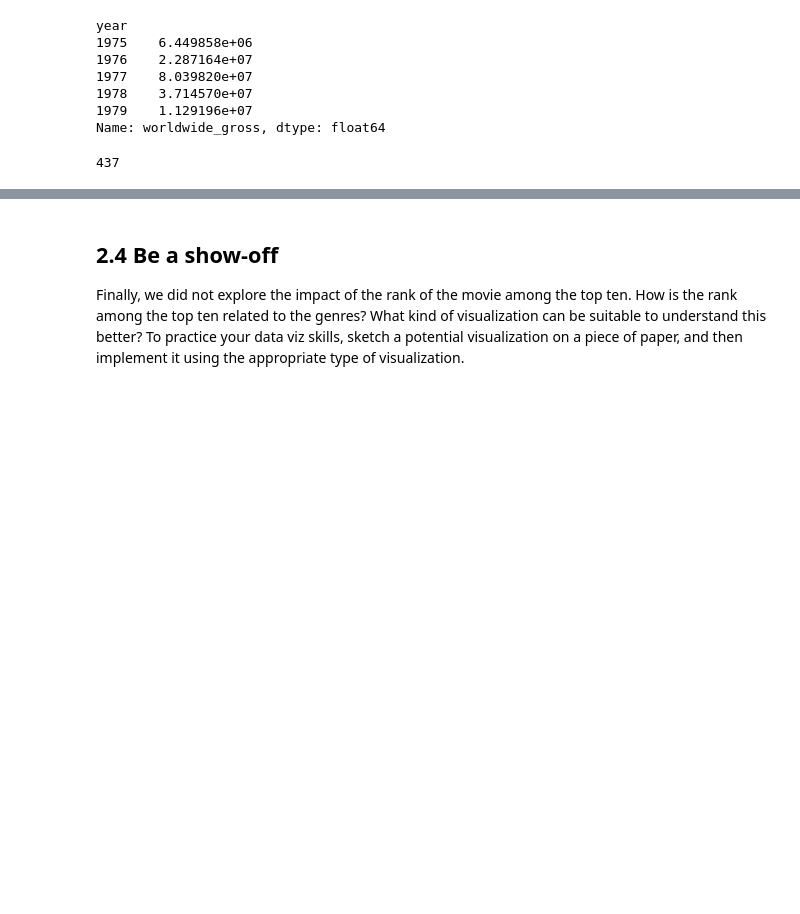
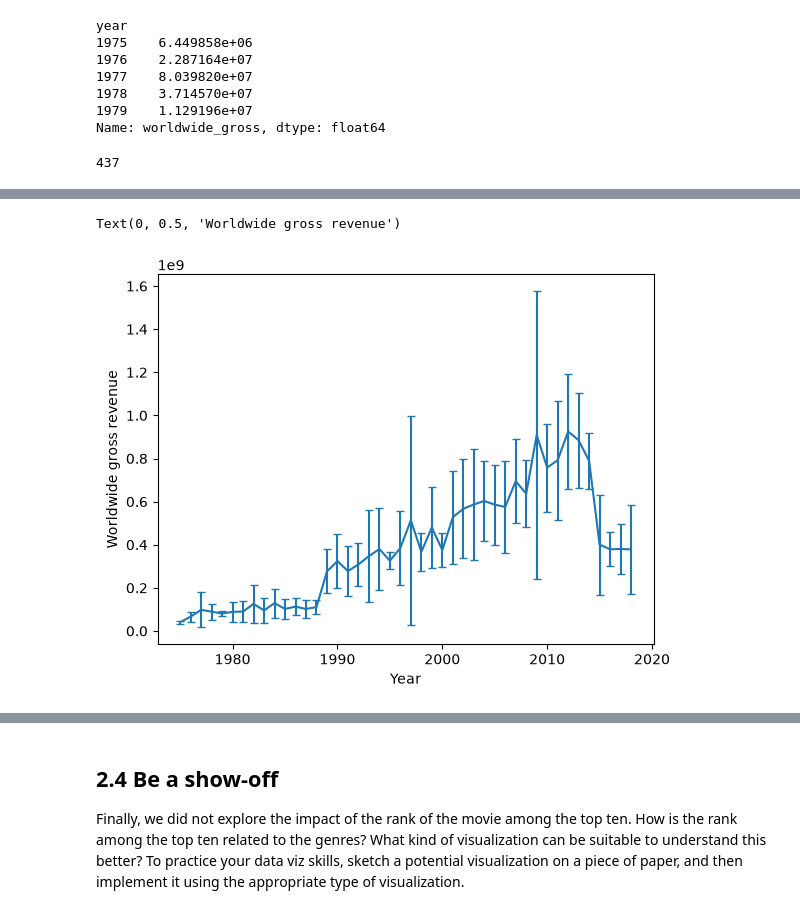
Before and after one commit to mt-tschudin/ADA2026, a Jupyter notebook: Exercises/02 - Data viz and data from the web/Becoming a DataVizard exercise.ipynb, the cells around one changed output, grey strips where cells are left out. Saved outputs shown, nothing was run; the diff lists cells and outputs as text; code cells hidden in the pictures; blank space fills up the shorter version.

```diff
--- a/Exercises/02 - Data viz and data from the web/Becoming a DataVizard exercise.ipynb
+++ b/Exercises/02 - Data viz and data from the web/Becoming a DataVizard exercise.ipynb
@@ -217,0 +220,7 @@ plt.errorbar(mean.index, mean, std)
+# %%
+plt.errorbar(mean.index, mean, yerr=std, capsize=3)
+plt.xlabel('Year')
+plt.ylabel('Worldwide gross revenue')
+# %% [output]
+Text(0, 0.5, 'Worldwide gross revenue')
+[figure, added]
```
Also changed, not shown: parts of 10 cells of this notebook, 2 other files.
